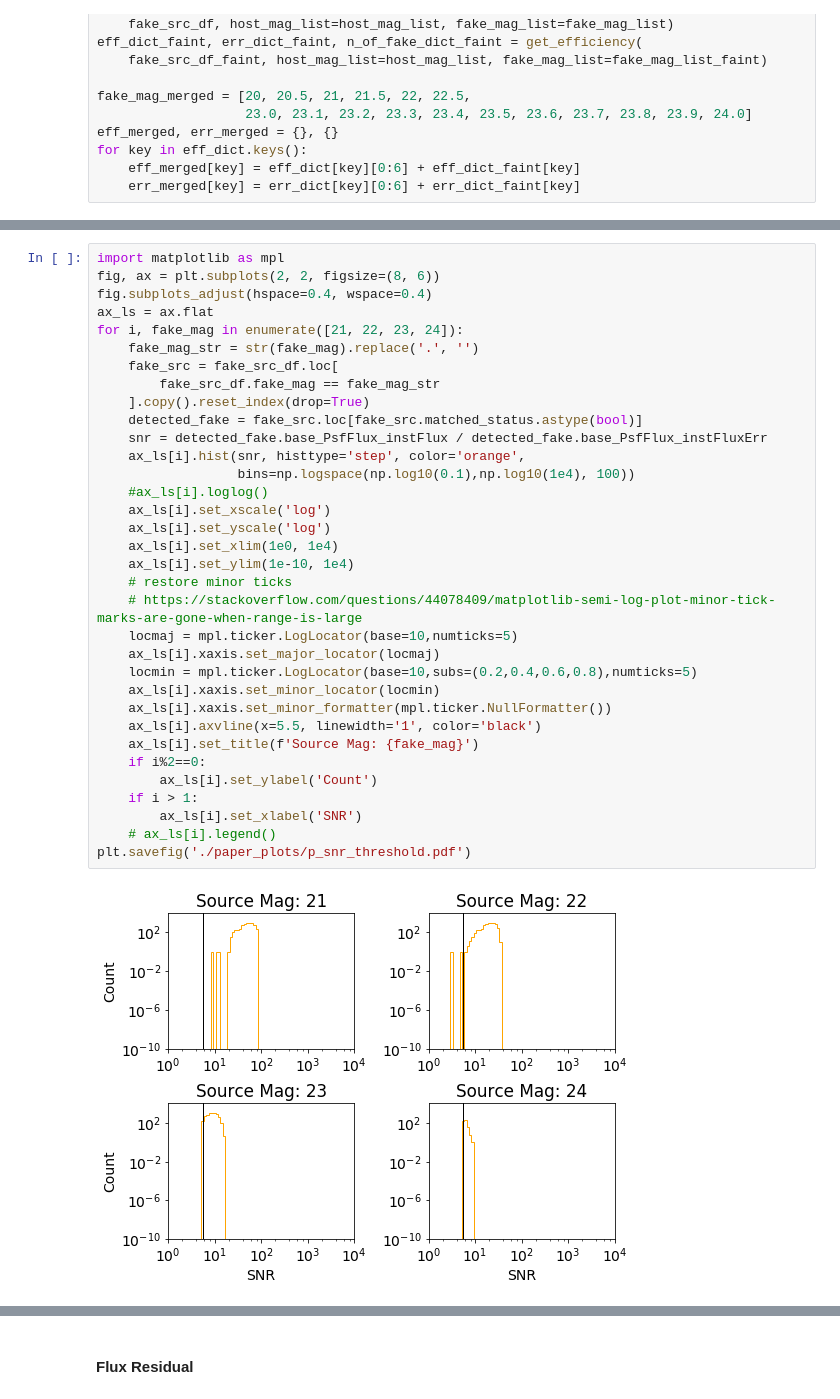
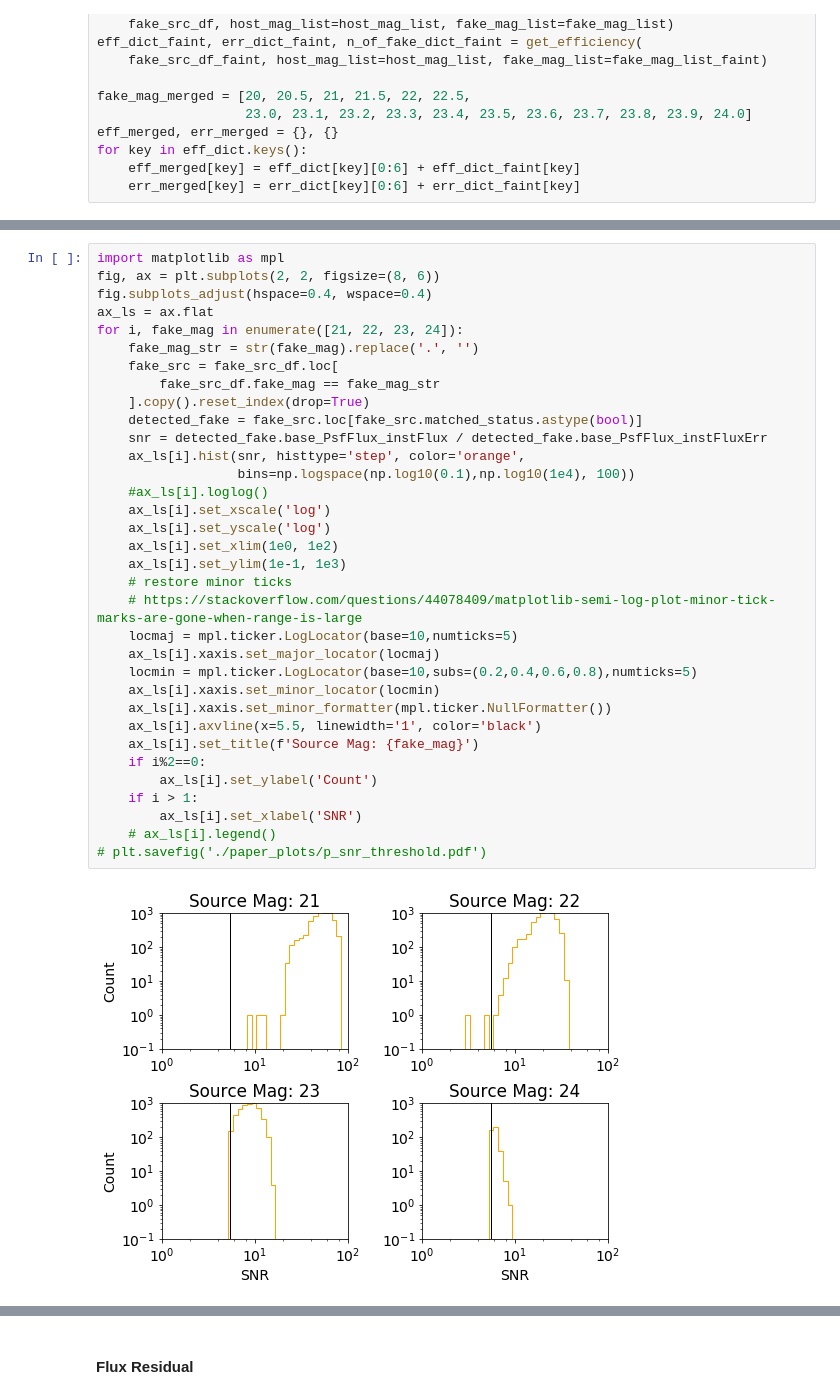
Before and after one commit to LSSTDESC/dia_improvement, a Jupyter notebook: devel/paper_plots.ipynb, the cells around one changed output, grey strips where cells are left out. Cells and saved outputs as stored; diff of their text form.

```diff
--- a/devel/paper_plots.ipynb
+++ b/devel/paper_plots.ipynb
@@ -262,34 +269,34 @@ import matplotlib as mpl
 fig, ax = plt.subplots(2, 2, figsize=(8, 6))
 fig.subplots_adjust(hspace=0.4, wspace=0.4)
 ax_ls = ax.flat
 for i, fake_mag in enumerate([21, 22, 23, 24]):
     fake_mag_str = str(fake_mag).replace('.', '')
     fake_src = fake_src_df.loc[
         fake_src_df.fake_mag == fake_mag_str
     ].copy().reset_index(drop=True)
     detected_fake = fake_src.loc[fake_src.matched_status.astype(bool)]
     snr = detected_fake.base_PsfFlux_instFlux / detected_fake.base_PsfFlux_instFluxErr
     ax_ls[i].hist(snr, histtype='step', color='orange',
                   bins=np.logspace(np.log10(0.1),np.log10(1e4), 100))
     #ax_ls[i].loglog()
     ax_ls[i].set_xscale('log')
     ax_ls[i].set_yscale('log')
-    ax_ls[i].set_xlim(1e0, 1e4)
-    ax_ls[i].set_ylim(1e-10, 1e4)
+    ax_ls[i].set_xlim(1e0, 1e2)
+    ax_ls[i].set_ylim(1e-1, 1e3)
     # restore minor ticks
     # https://stackoverflow.com/questions/44078409/matplotlib-semi-log-plot-minor-tick-marks-are-gone-when-range-is-large
     locmaj = mpl.ticker.LogLocator(base=10,numticks=5)
     ax_ls[i].xaxis.set_major_locator(locmaj)
     locmin = mpl.ticker.LogLocator(base=10,subs=(0.2,0.4,0.6,0.8),numticks=5)
     ax_ls[i].xaxis.set_minor_locator(locmin)
     ax_ls[i].xaxis.set_minor_formatter(mpl.ticker.NullFormatter())
     ax_ls[i].axvline(x=5.5, linewidth='1', color='black')
     ax_ls[i].set_title(f'Source Mag: {fake_mag}')
     if i%2==0:
         ax_ls[i].set_ylabel('Count')
     if i > 1:
         ax_ls[i].set_xlabel('SNR')
     # ax_ls[i].legend()
-plt.savefig('./paper_plots/p_snr_threshold.pdf')
+# plt.savefig('./paper_plots/p_snr_threshold.pdf')
 # %% [output]
-[figure, old version]
+[figure, new version]
```
Also changed, not shown: parts of 26 cells of this notebook, 1 other file.
